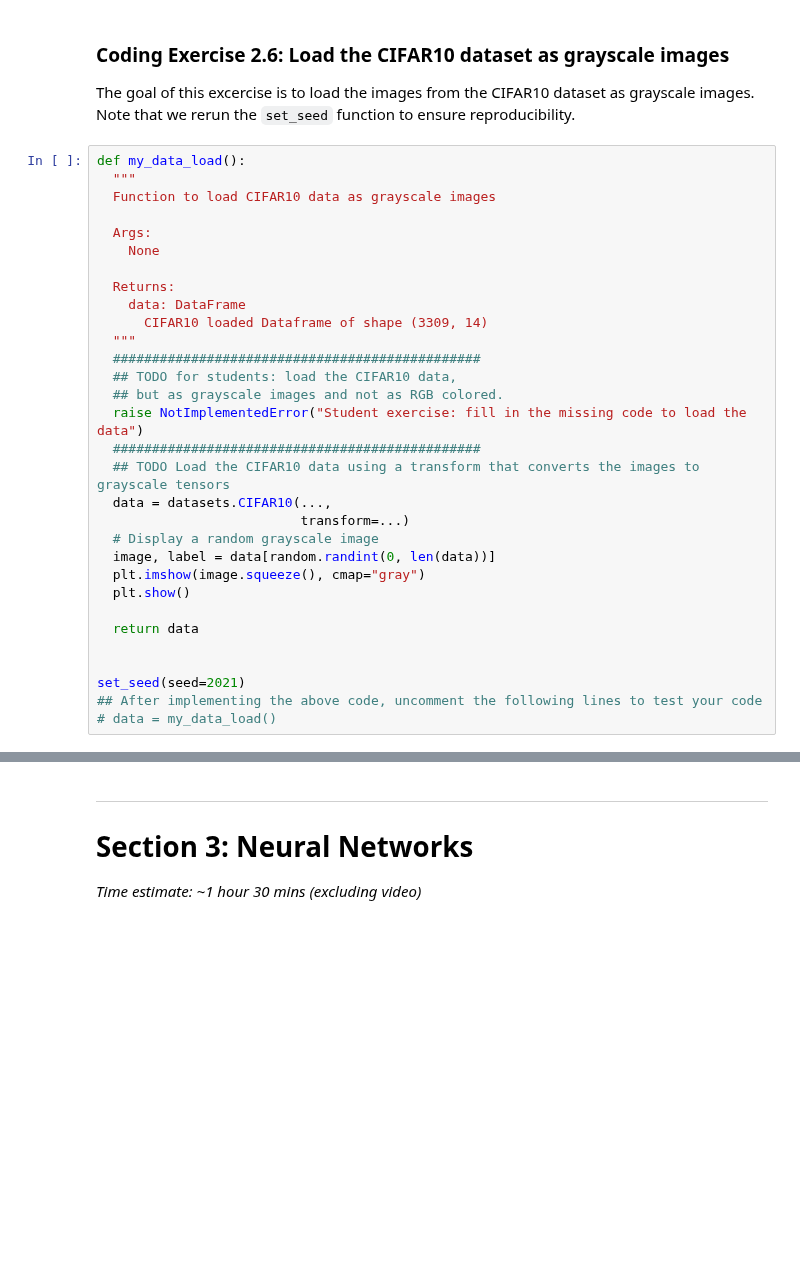
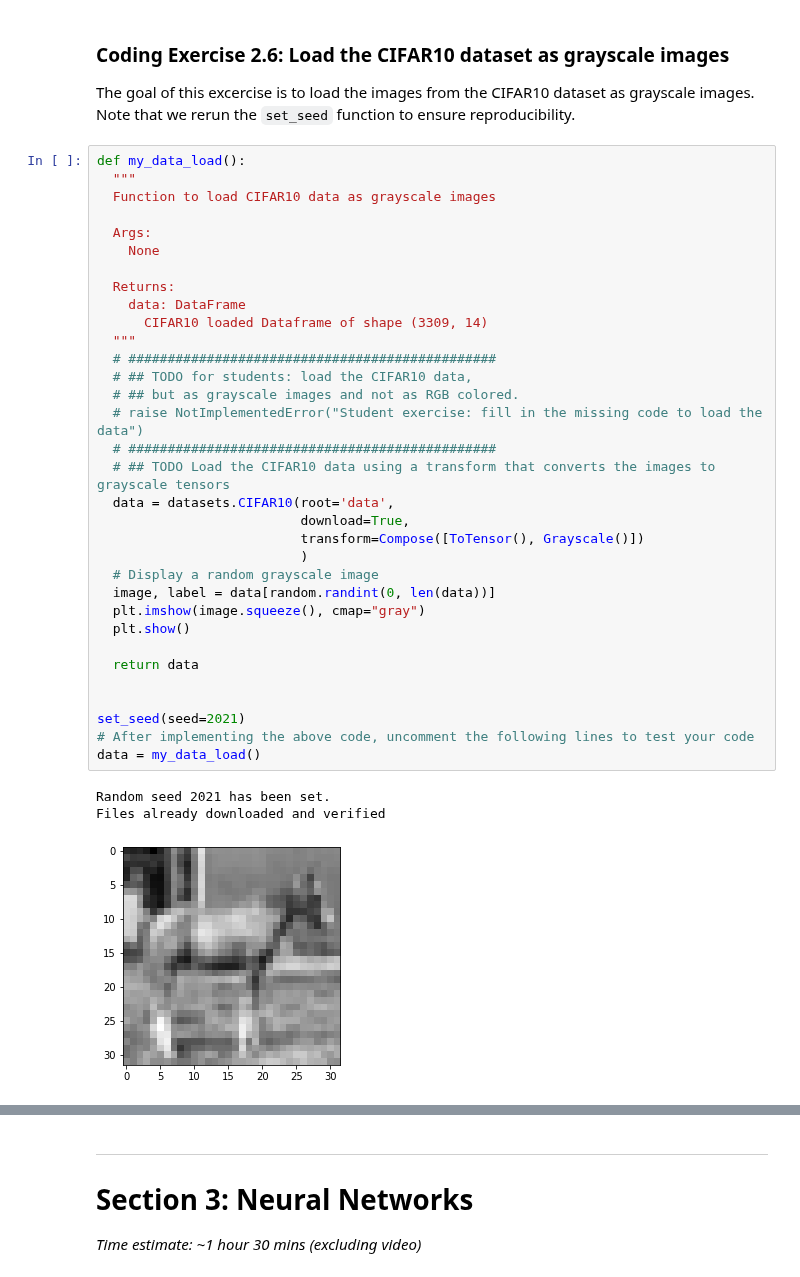
Before and after one commit to Jp-17/Coding_learning, a Jupyter notebook: NMA_DL_learning/W1D1_Tutorial1.ipynb, the cells around one changed output, grey strips where cells are left out. Saved outputs shown, nothing was run; the diff lists cells and outputs as text; blank space fills up the shorter version.

```diff
--- a/NMA_DL_learning/W1D1_Tutorial1.ipynb
+++ b/NMA_DL_learning/W1D1_Tutorial1.ipynb
@@ -1569,34 +1734,40 @@ The goal of this excercise is to load the images from the CIFAR10 dataset as gra
 # %%
 def my_data_load():
   """
   Function to load CIFAR10 data as grayscale images
 
   Args:
     None
 
   Returns:
     data: DataFrame
       CIFAR10 loaded Dataframe of shape (3309, 14)
   """
-  ###############################################
-  ## TODO for students: load the CIFAR10 data,
-  ## but as grayscale images and not as RGB colored.
-  raise NotImplementedError("Student exercise: fill in the missing code to load the data")
-  ###############################################
-  ## TODO Load the CIFAR10 data using a transform that converts the images to grayscale tensors
-  data = datasets.CIFAR10(...,
-                          transform=...)
+  # ###############################################
+  # ## TODO for students: load the CIFAR10 data,
+  # ## but as grayscale images and not as RGB colored.
+  # raise NotImplementedError("Student exercise: fill in the missing code to load the data")
+  # ###############################################
+  # ## TODO Load the CIFAR10 data using a transform that converts the images to grayscale tensors
+  data = datasets.CIFAR10(root='data',
+                          download=True,
+                          transform=Compose([ToTensor(), Grayscale()])
+                          )
   # Display a random grayscale image
   image, label = data[random.randint(0, len(data))]
   plt.imshow(image.squeeze(), cmap="gray")
   plt.show()
 
   return data
 
 
 set_seed(seed=2021)
-## After implementing the above code, uncomment the following lines to test your code
-# data = my_data_load()
+# After implementing the above code, uncomment the following lines to test your code
+data = my_data_load()
+# %% [output]
+Random seed 2021 has been set.
+Files already downloaded and verified
+[figure, added]
 # %% [markdown]
 [*Click for solution*](https://github.com/NeuromatchAcademy/course-content-dl/tree/main//tutorials/W1D1_BasicsAndPytorch/solutions/W1D1_Tutorial1_Solution_1c5a709e.py)
 
```
Also changed, not shown: parts of 36 cells of this notebook, 18 other files.
